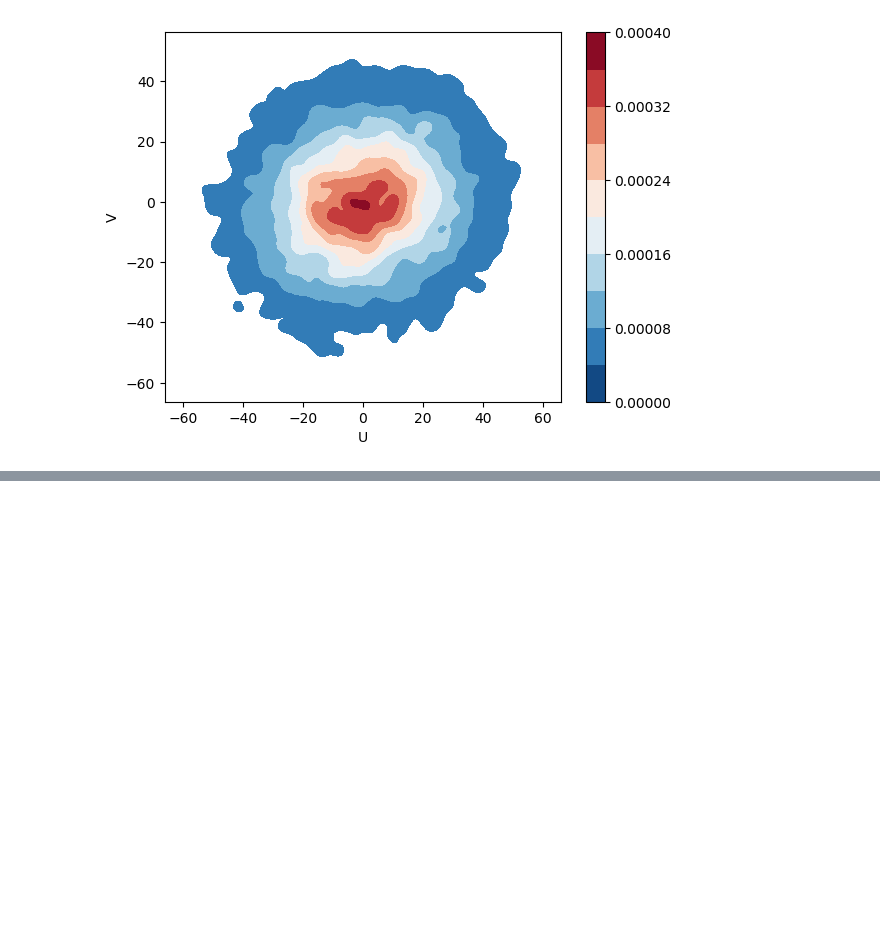
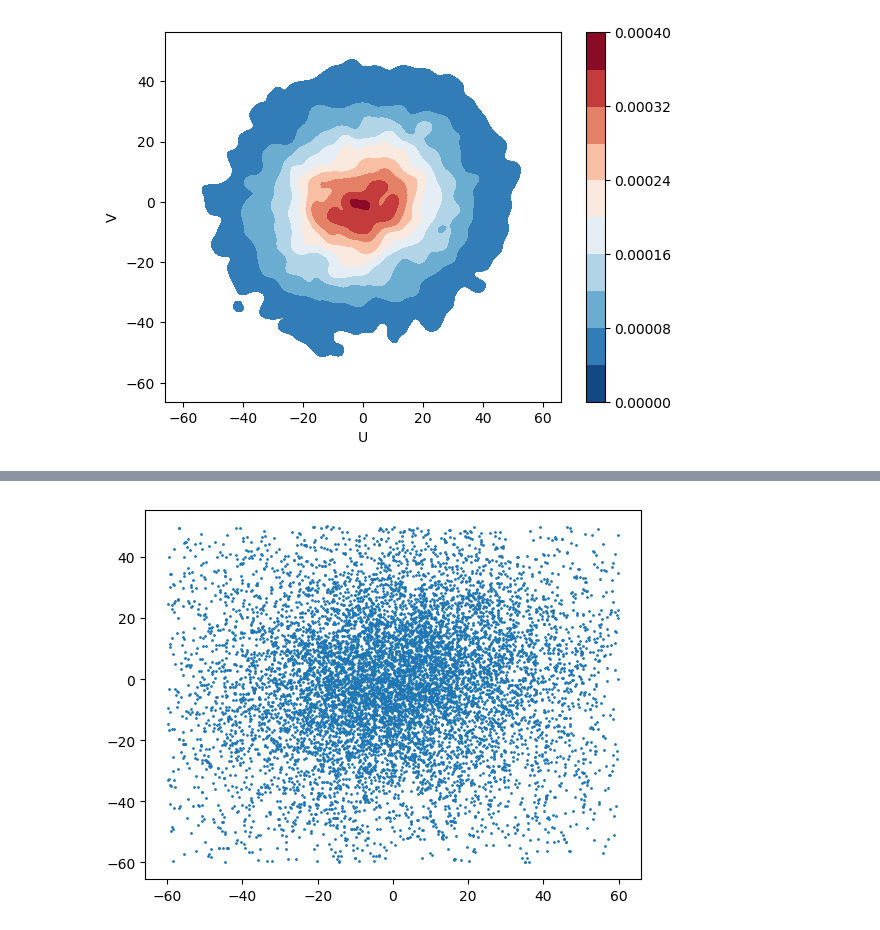
Before and after one commit to erumelhart/astr499research, a Jupyter notebook: gaia_data_search_part2.ipynb, the cells around one changed output, grey strips where cells are left out. Saved outputs shown, nothing was run; the diff lists cells and outputs as text; code cells hidden in the pictures; blank space fills up the shorter version.

```diff
--- a/gaia_data_search_part2.ipynb
+++ b/gaia_data_search_part2.ipynb
@@ -158,0 +179,16 @@ plt.show()
+# %%
+#The beginning of k-means. Clipped dataset from previous plots to be even shorter,
+# out of fear of my computer crashing. Plotted simple scatter for comparison.
+
+uveryshort = ushort[1:10000]
+vveryshort = vshort[1:10000]
+
+uveryshort = uveryshort.data
+vveryshort = vveryshort.data
+
+vsarray = np.vstack((uveryshort, vveryshort)).T
+fullarray = np.vstack((ushort.data,vshort.data)).T
+
+plt.scatter(uveryshort, vveryshort, s=1);
+# %% [output]
+[figure, added]
```
Also changed, not shown: parts of 7 cells of this notebook.
